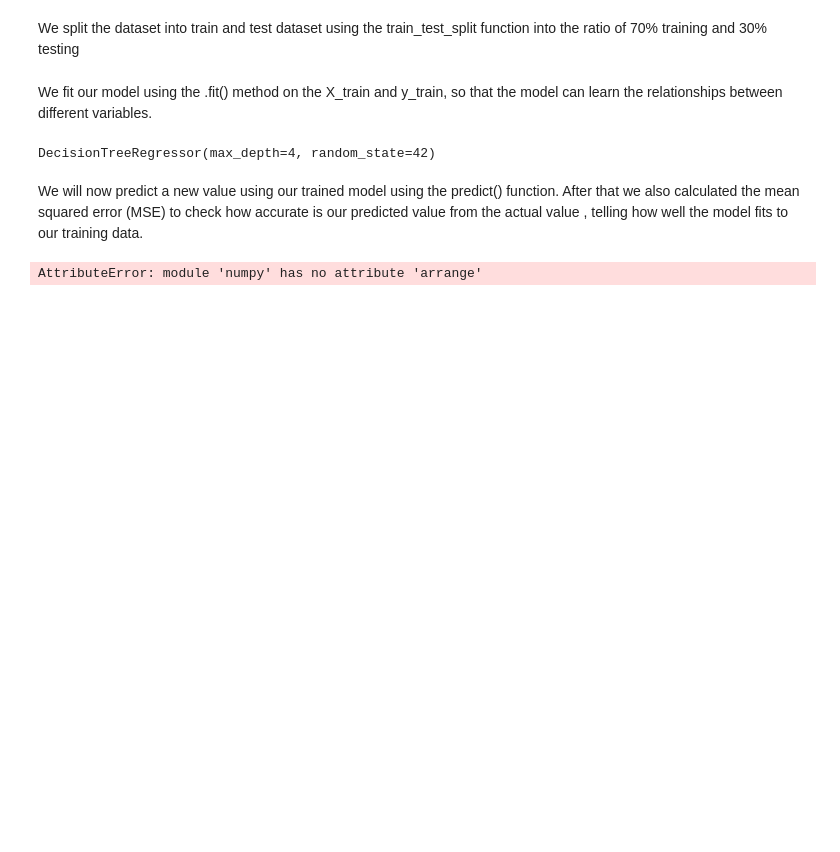
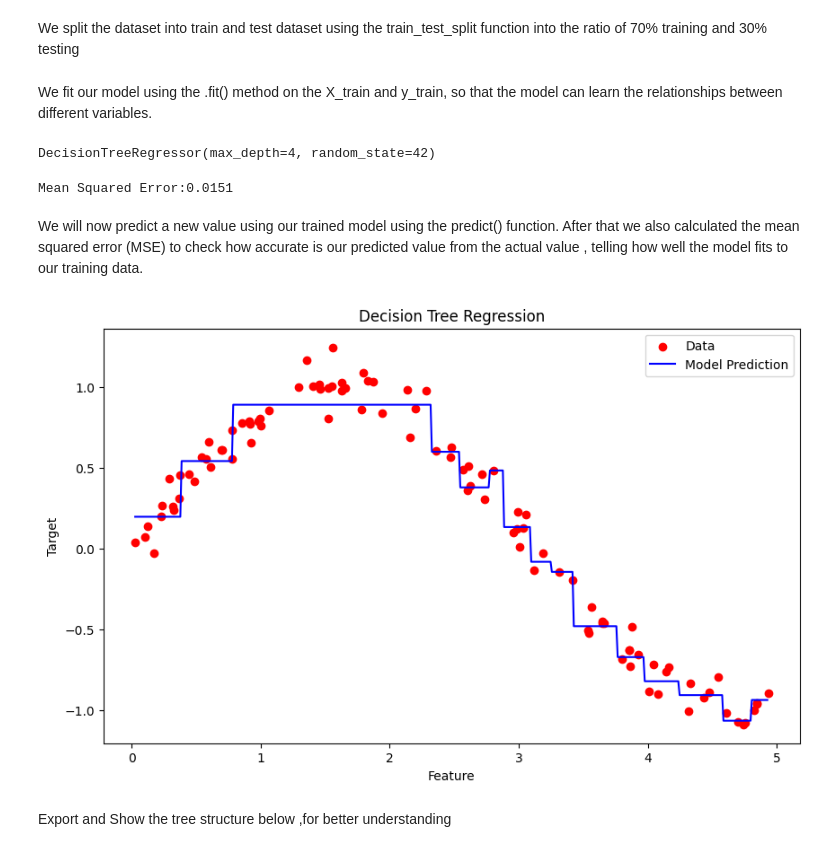
Before and after one commit to shovo896/Implementing-Decision-Tree-Regression-using-Scikit-Learn, a Jupyter notebook: implementarion.ipynb, the cells around one changed output. Drawn from its saved outputs; the diff is of its cells as text; code cells hidden in the pictures; blank space fills up the shorter version.

```diff
--- a/implementarion.ipynb
+++ b/implementarion.ipynb
@@ -33,18 +33,27 @@ We fit our model using the .fit() method on the X_train and y_train, so that the
 regressor.fit(X_train, y_train)
 # %% [output]
 DecisionTreeRegressor(max_depth=4, random_state=42)
+# %%
+y_pred=regressor.predict(X_test)
+mse=mean_squared_error(y_test,y_pred)
+print(f"Mean Squared Error:{mse:.4f}")
+# %% [output]
+Mean Squared Error:0.0151
 # %% [markdown]
 We will now predict a new value using our trained model using the predict() function. After that we also calculated the mean squared error (MSE) to check how accurate is our predicted value from the actual value , telling how well the model fits to our training data.
 # %%
-y_pred=np.arrange(min(X),max(X),0.01)[:,np.newaxis]
-y_grid_prid=regressor.predict(X_grid)
-plt.figure(figsize=(10,6))
-plt.scatter(X,y,color='red',label='Data')
-plt.plot(X_grid,y_grid_pred,color='blue',label='Model Prediction')
+X_grid = np.arange(min(X), max(X), 0.01)[:, np.newaxis]
+y_grid_pred = regressor.predict(X_grid)
+
+plt.figure(figsize=(10, 6))
+plt.scatter(X, y, color='red', label='Data')
+plt.plot(X_grid, y_grid_pred, color='blue', label='Model Prediction')
 plt.title("Decision Tree Regression")
 plt.xlabel("Feature")
 plt.ylabel("Target")
 plt.legend()
 plt.show()
 # %% [output]
-AttributeError: module 'numpy' has no attribute 'arrange'
+[figure, added]
+# %% [markdown]
+Export and Show the tree structure below ,for better understanding
```
